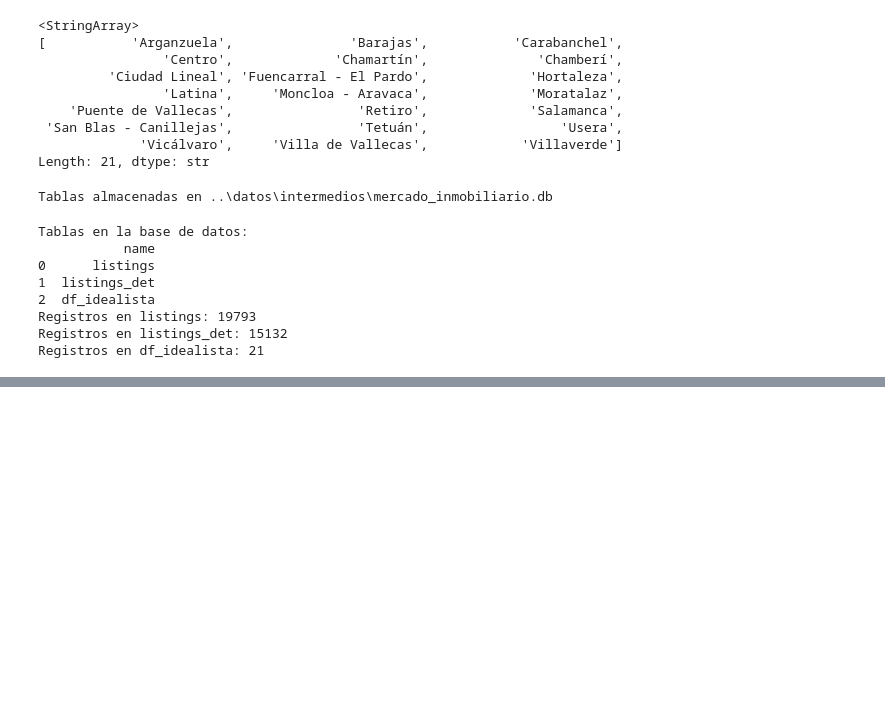
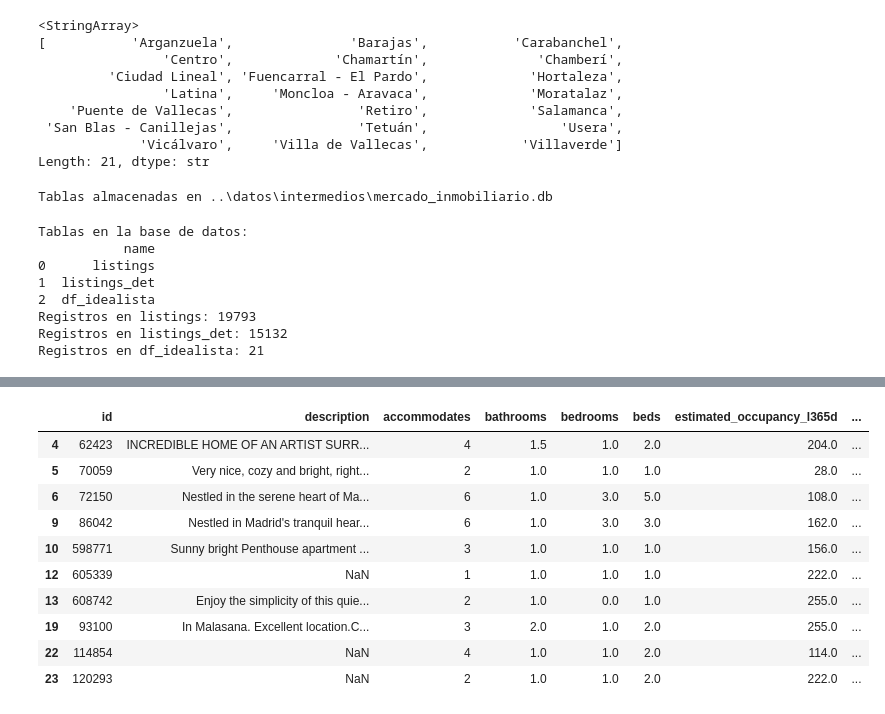
Before and after one commit to jordipsans/madrid-tourist-rental-opportunity-analysis, a Jupyter notebook: notebooks/01_ImportacionDatos.ipynb, the cells around one changed output, grey strips where cells are left out. Cells and saved outputs as stored; diff of their text form; code cells hidden in the pictures; blank space fills up the shorter version.

```diff
--- a/notebooks/01_ImportacionDatos.ipynb
+++ b/notebooks/01_ImportacionDatos.ipynb
@@ -598,0 +662,3 @@ Registros en df_idealista: 21
+# %%
+listings3_det = listings3_det.dropna(subset=['first_review'])
+listings3_det.info()
@@ -598,0 +677,11 @@ Registros en df_idealista: 21
+# %%
+# 1. Crear dataframe con la ocupación calculada por barrio
+df_occupancy = (
+    listings3_det
+    .groupby('neighbourhood_group_cleansed', as_index=False)
+    ['estimated_occupancy_l365d']
+    .median()
+    .rename(columns={
+        'estimated_occupancy_l365d': 'estimated_occupancy_calculated'
+    })
+)
@@ -598,0 +708,12 @@ Registros en df_idealista: 21
+# %%
+# 2. Filtrar registros recientes
+listings_recent = listings2_det[
+    listings2_det['first_review'] >= '2025-02-01'
+].copy()
+
+# 3. Añadir ocupación calculada según el barrio
+listings_recent = listings_recent.merge(
+    df_occupancy,
+    on='neighbourhood_group_cleansed',
+    how='left'
+)
@@ -598,0 +735,24 @@ Registros en df_idealista: 21
+# %%
+#añadir datos finales de coupacion a tabla primaria inicial
+listings_recent = listings_recent[['id', 'estimated_occupancy_calculated']]
+# %%
+#finalmente añadimos valores nuevos (estimated_occupancy_calculated) calculados a listings_det
+mapping = listings_recent.set_index('id')['estimated_occupancy_calculated']
+
+listings_det['estimated_occupancy_l365d'] = (
+    listings_det['id'].map(mapping)
+    .combine_first(listings_det['estimated_occupancy_l365d'])
+)
+listings_det.head(10)
+# %% [output]
+|  | id | description | accommodates | bathrooms | bedrooms | beds | estimated_occupancy_l365d | ... |
+| 4 | 62423 | INCREDIBLE HOME OF AN ARTIST SURR... | 4 | 1.5 | 1.0 | 2.0 | 204.0 | ... |
+| 5 | 70059 | Very nice, cozy and bright, right... | 2 | 1.0 | 1.0 | 1.0 | 28.0 | ... |
+| 6 | 72150 | Nestled in the serene heart of Ma... | 6 | 1.0 | 3.0 | 5.0 | 108.0 | ... |
+| 9 | 86042 | Nestled in Madrid's tranquil hear... | 6 | 1.0 | 3.0 | 3.0 | 162.0 | ... |
+| 10 | 598771 | Sunny bright Penthouse apartment ... | 3 | 1.0 | 1.0 | 1.0 | 156.0 | ... |
+| 12 | 605339 | NaN | 1 | 1.0 | 1.0 | 1.0 | 222.0 | ... |
+| 13 | 608742 | Enjoy the simplicity of this quie... | 2 | 1.0 | 0.0 | 1.0 | 255.0 | ... |
+| 19 | 93100 | In Malasana. Excellent location.C... | 3 | 2.0 | 1.0 | 2.0 | 255.0 | ... |
+| 22 | 114854 | NaN | 4 | 1.0 | 1.0 | 2.0 | 114.0 | ... |
+| 23 | 120293 | NaN | 2 | 1.0 | 1.0 | 2.0 | 222.0 | ... |
```
Also changed, not shown: parts of 13 cells of this notebook, 1 other file.
